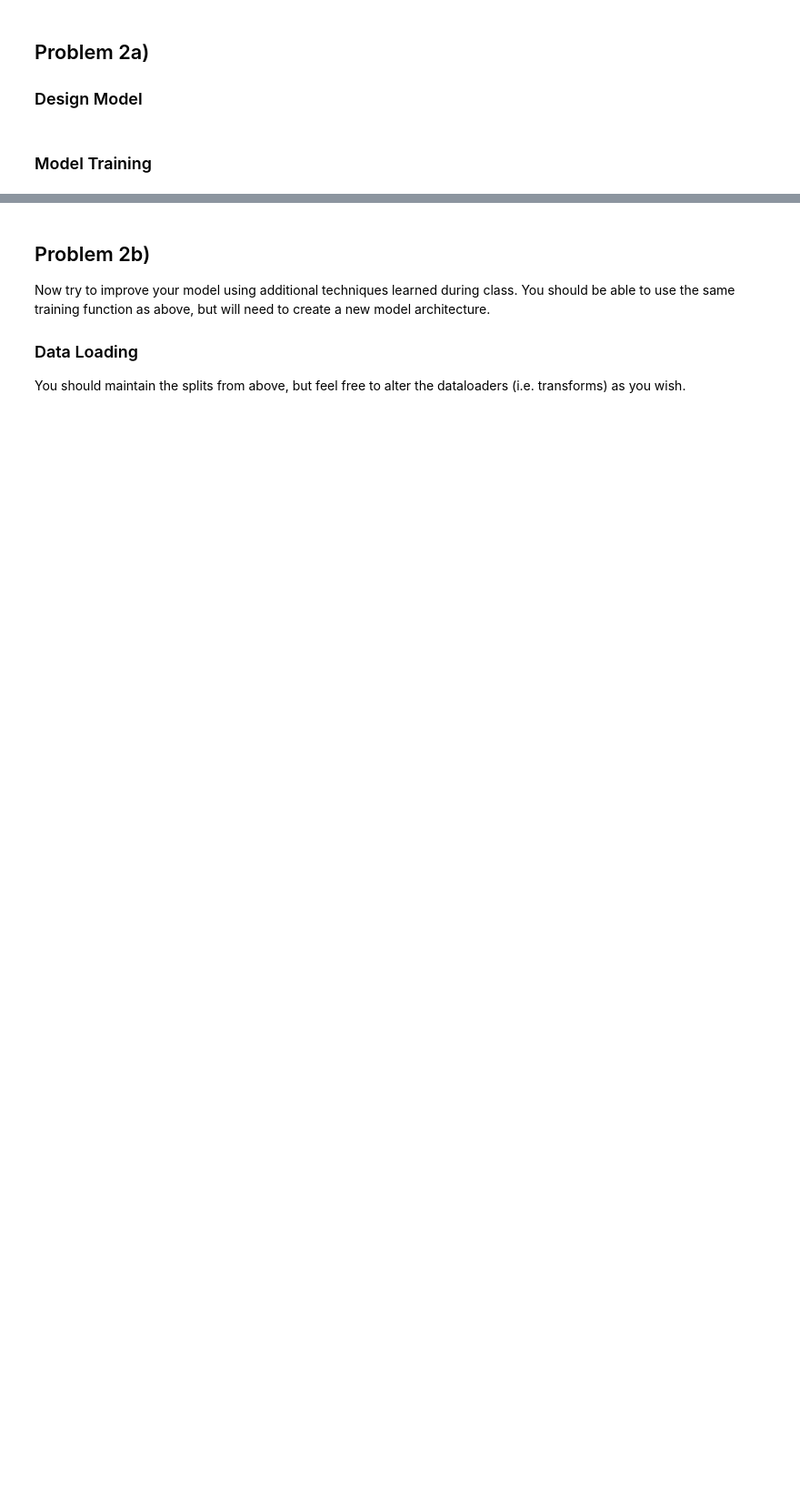
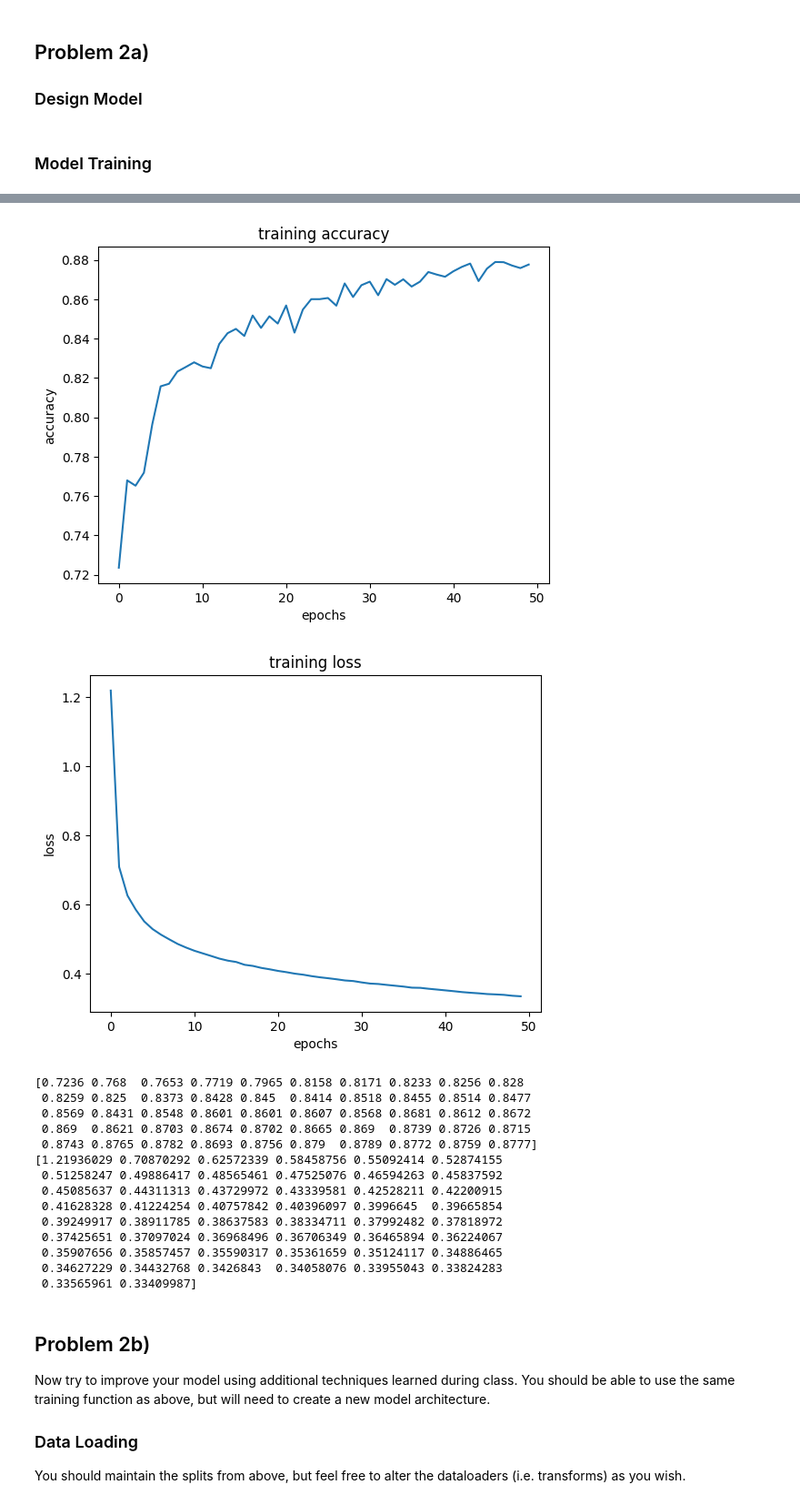
Before and after one commit to noahdrakes/dlhw4, a Jupyter notebook: DeepLearning_Fall2024_hw4.ipynb, the cells around one changed output, grey strips where cells are left out. Shown at 91% size. Drawn from its saved outputs; the diff is of its cells as text; code cells hidden in the pictures; blank space fills up the shorter version.

Commit message:
PART 2 is pretty much done. need to do some cleanup though

```diff
--- a/DeepLearning_Fall2024_hw4.ipynb
+++ b/DeepLearning_Fall2024_hw4.ipynb
@@ -919,11 +908,11 @@ class CNNet(nn.Module):
         ## Inherent Torch Module
         super(CNNet, self).__init__()
         ##TODO: Initialize Model Layers
-        self.conv1 = nn.Conv2d(in_channels=1, out_channels=8, kernel_size=(3, 3), stride=(1, 1), padding=(1, 1))
-        self.conv2 = nn.Conv2d(in_channels=8, out_channels=16, kernel_size=(3, 3), stride=(1, 1), padding=(1, 1))
-        self.conv3 = nn.Conv2d(in_channels=16, out_channels=32,  kernel_size=(4, 4), stride=(2, 2))
+        self.conv1 = nn.Conv2d(in_channels=1, out_channels=16, kernel_size=(3, 3), stride=(1, 1), padding=(1, 1))
+        self.conv2 = nn.Conv2d(in_channels=16, out_channels=32, kernel_size=(3, 3), stride=(1, 1), padding=(1, 1))
+        self.conv3 = nn.Conv2d(in_channels=32, out_channels=64,  kernel_size=(4, 4), stride=(2, 2))
         self.pool = nn.MaxPool2d(kernel_size=(2, 2), stride=(2, 2))
-        self.fc1 = nn.Linear(6*6*32, 10)
+        self.fc1 = nn.Linear(6*6*64, 10)
 
     def forward(self, x):
         """
@@ -969,7 +958,7 @@ def train(model,
     # Your function can return the model, train loss, and validation accuracy
     """
     train_loss_data = np.zeros((epochs,))
-    train_accuracy_data = np.zeros((epochs,))
+    val_accuracy_data = np.zeros((epochs,))
 
     model.apply(initialize_weights)
 
@@ -1026,9 +1015,9 @@ def train(model,
             num_samples += predictions.size(0)
 
       val_accuracy = num_correct / num_samples
-      train_accuracy_data[epoch] = val_accuracy
+      val_accuracy_data[epoch] = val_accuracy
 
       print("epoch-,", epoch, " loss: ", train_loss_data[epoch], " , accuracy: ", val_accuracy)
 
     ## TODO: return something that makes sense brah
-    return model, train_loss, train_acc, train_loss_data, train_accuracy_data
+    return model, train_loss_data, val_accuracy_data
@@ -1035,7 +1042,8 @@ def train(model,
 # %%
 ## Hyperparameters
 EPOCH = 50
-LR = .01
+LR = .0001
+# LR = .003
 
 ## Setting up the model, optimizer, and loss function
 device = torch.device('cuda' if torch.cuda.is_available() else 'cpu')
@@ -1046,11 +1054,12 @@ optimizer = torch.optim.SGD(params = model.parameters(), lr=LR ,momentum=0.9)
 loss_f = torch.nn.CrossEntropyLoss()
 # %%
 ## Run Training Loop
-out = train(model, optimizer, loss_f, LR)
+model, train_loss_data, val_accuracy_data= train(model, optimizer, loss_f, LR)
 
 ## TODO:
     # PROBLEM 1
       # Need to calculate test accuracy (you only calculate training accuracy)
       # if you have time, you might need to optimize the models a bit
     # PROBLEM 2
-      # need to calculate test and training accuracy (might need to make seperate methods for each )
+      # need to calculate test and training accuracy (might need to make seperate methods for each )X
+      # might need to revert the number of filter kernels back to a lower number
@@ -1057,3 +1084,26 @@ out = train(model, optimizer, loss_f, LR)
+# %%
+plot_accuracy(val_accuracy_data)
+plot_loss(train_loss_data)
+
+print(val_accuracy_data)
+print(train_loss_data)
+# %% [output]
+[figure, added]
+[figure, added]
+[0.7236 0.768  0.7653 0.7719 0.7965 0.8158 0.8171 0.8233 0.8256 0.828
+ 0.8259 0.825  0.8373 0.8428 0.845  0.8414 0.8518 0.8455 0.8514 0.8477
+ 0.8569 0.8431 0.8548 0.8601 0.8601 0.8607 0.8568 0.8681 0.8612 0.8672
+ 0.869  0.8621 0.8703 0.8674 0.8702 0.8665 0.869  0.8739 0.8726 0.8715
+ 0.8743 0.8765 0.8782 0.8693 0.8756 0.879  0.8789 0.8772 0.8759 0.8777]
+[1.21936029 0.70870292 0.62572339 0.58458756 0.55092414 0.52874155
+ 0.51258247 0.49886417 0.48565461 0.47525076 0.46594263 0.45837592
+ 0.45085637 0.44311313 0.43729972 0.43339581 0.42528211 0.42200915
+ 0.41628328 0.41224254 0.40757842 0.40396097 0.3996645  0.39665854
+ 0.39249917 0.38911785 0.38637583 0.38334711 0.37992482 0.37818972
+ 0.37425651 0.37097024 0.36968496 0.36706349 0.36465894 0.36224067
+ 0.35907656 0.35857457 0.35590317 0.35361659 0.35124117 0.34886465
+ 0.34627229 0.34432768 0.3426843  0.34058076 0.33955043 0.33824283
+ 0.33565961 0.33409987]
 # %% [markdown]
 ## Problem 2b)
 
```
Also changed, not shown: parts of 15 cells of this notebook.
